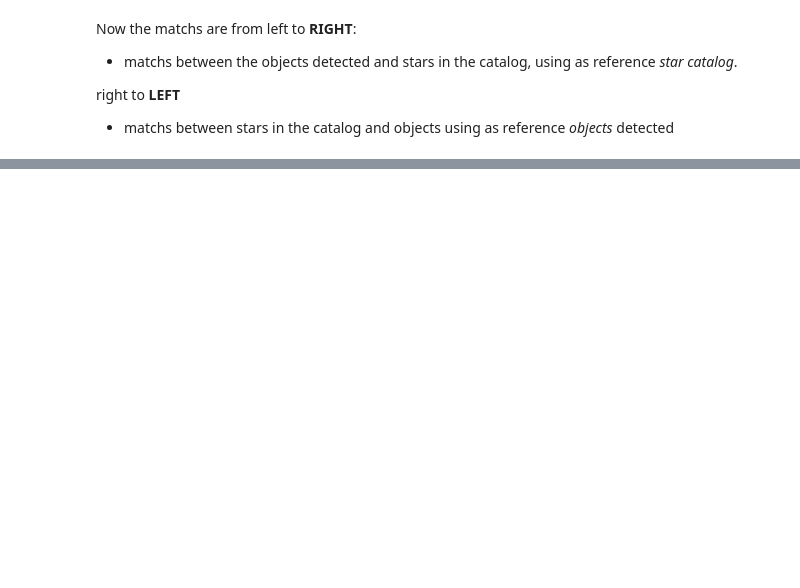
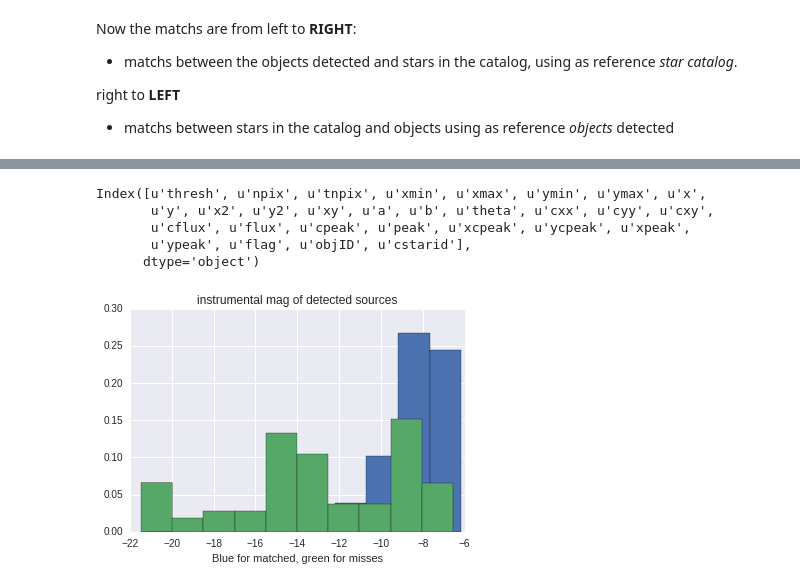
Before and after one commit to BrunoSanchez/rhino, a Jupyter notebook: stellar_chek/extract_test_stellar_Cstar.ipynb, the cells around one changed output, grey strips where cells are left out. Saved outputs shown, nothing was run; the diff lists cells and outputs as text; code cells hidden in the pictures; blank space fills up the shorter version.

```diff
--- a/stellar_chek/extract_test_stellar_Cstar.ipynb
+++ b/stellar_chek/extract_test_stellar_Cstar.ipynb
@@ -148,0 +160,16 @@ print sum(objID > 0.), sum(objID < 0.)
+# %%
+fake.columns
+# %% [output]
+Index([u'thresh', u'npix', u'tnpix', u'xmin', u'xmax', u'ymin', u'ymax', u'x',
+       u'y', u'x2', u'y2', u'xy', u'a', u'b', u'theta', u'cxx', u'cyy', u'cxy',
+       u'cflux', u'flux', u'cpeak', u'peak', u'xcpeak', u'ycpeak', u'xpeak',
+       u'ypeak', u'flag', u'objID', u'cstarid'],
+      dtype='object')
+# %%
+plt.hist(-2.5*np.log10(obj[f]['flux']), normed=True)#, cumulative=True)
+plt.hist(-2.5*np.log10(fake['flux']), normed=True)#, cumulative=True)
+plt.title('instrumental mag of detected sources')
+plt.xlabel('Blue for matched, green for misses')
+plt.show()
+# %% [output]
+[figure, added]
```
Also changed, not shown: parts of 22 cells of this notebook, 1 other file.
